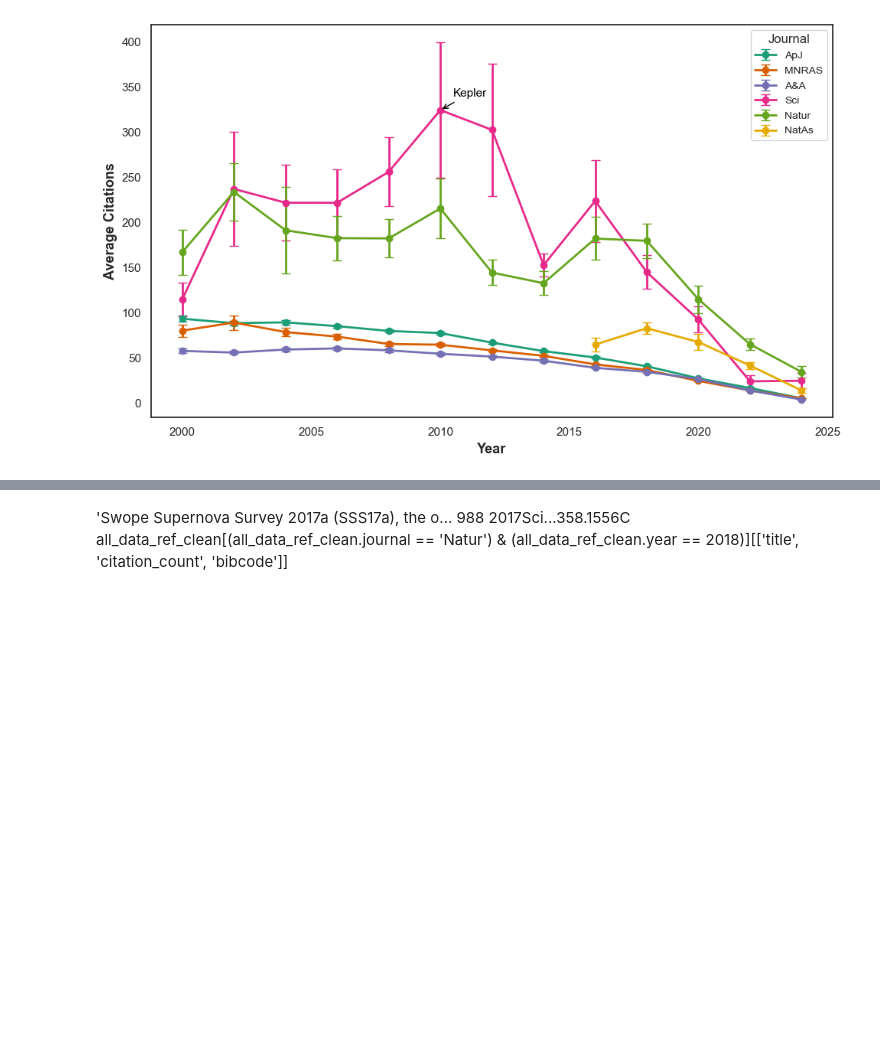
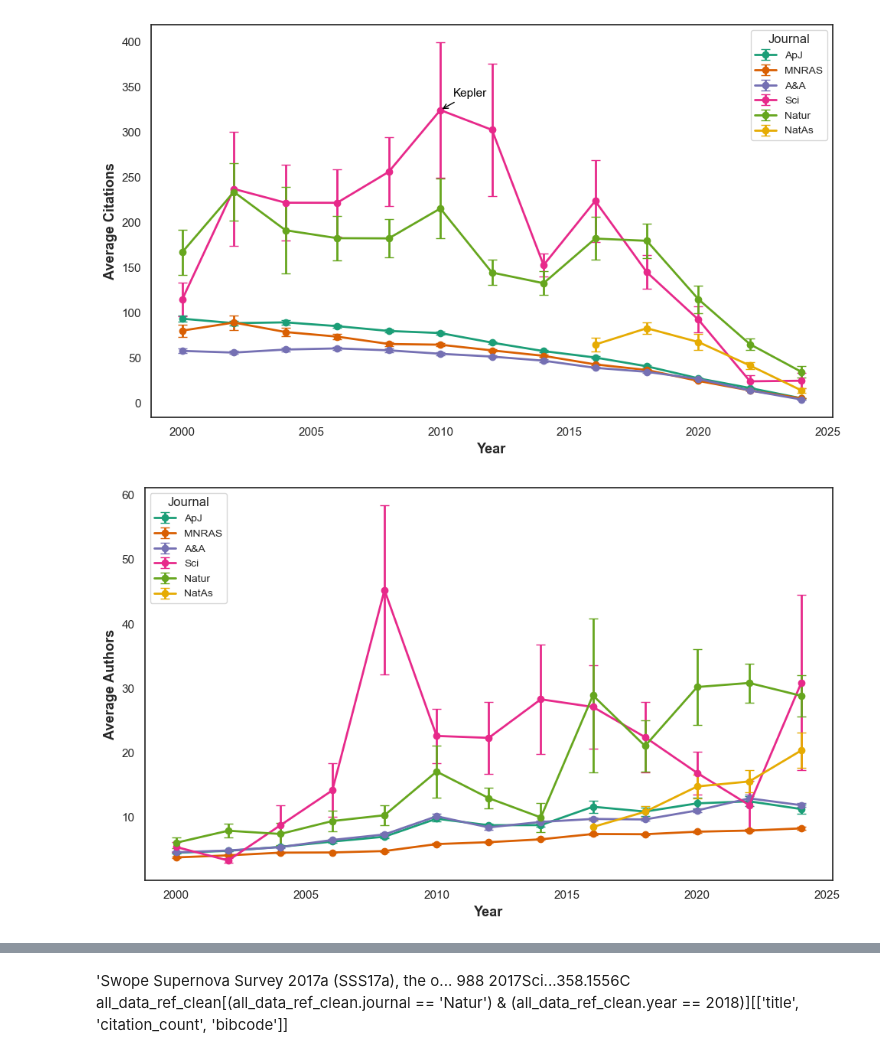
Before and after one commit to vadibekyan/ads_stats, a Jupyter notebook: astronomy_references.ipynb, the cells around one changed output, grey strips where cells are left out. Saved outputs shown, nothing was run; the diff lists cells and outputs as text; code cells hidden in the pictures; blank space fills up the shorter version.

```diff
--- a/astronomy_references.ipynb
+++ b/astronomy_references.ipynb
@@ -969,3 +974,64 @@ avg_cit_df_2y = compute_avg_citations_per_year_bins(
 plot_avg_citations_over_time_seaborn(avg_cit_df_2y, keyword='Astronomy')
 # %% [output]
 [figure]
+# %%
+import os
+import numpy as np
+import pandas as pd
+import matplotlib.pyplot as plt
+import seaborn as sns
+
+# Ensure figures folder exists
+os.makedirs("figures", exist_ok=True)
+
+def compute_avg_authors_per_year_bins(
+    df, journal_list, bin_size=1, year_col='year', citation_col='n_authors', journal_col='journal'
+):
+    results = []
+
+    for journal in journal_list:
+        sub_df = df[df[journal_col] == journal].copy()
+        sub_df['year_bin'] = (sub_df[year_col] // bin_size) * bin_size
+
+        grouped = sub_df.groupby('year_bin')[citation_col].agg(['mean', 'std', 'count']).reset_index()
+        grouped['sem'] = grouped['std'] / np.sqrt(grouped['count'])
+        grouped.rename(columns={'mean': 'avg_citations', 'sem': 'sem_citations'}, inplace=True)
+        grouped['journal'] = journal
+        results.append(grouped[['year_bin', 'avg_citations', 'sem_citations', 'journal']])
+
+    return pd.concat(results, ignore_index=True)
+
+def plot_avg_authors_over_time_seaborn(avg_citation_df, keyword='Astronomy', x_col='year_bin'):
+    sns.set_theme(style='white', context='notebook')
+    plt.figure(figsize=(10, 6))
+
+    palette = sns.color_palette('Dark2', n_colors=avg_citation_df['journal'].nunique())
+
+    for i, journal in enumerate(avg_citation_df['journal'].unique()):
+        sub = avg_citation_df[avg_citation_df['journal'] == journal]
+        plt.errorbar(
+            sub[x_col], sub['avg_citations'], yerr=sub['sem_citations'],
+            fmt='-o', label=journal, capsize=4, linewidth=2, color=palette[i]
+        )
+
+
+
+    plt.xlabel("Year", fontsize=13, weight='bold')
+    plt.ylabel("Average Authors", fontsize=13, weight='bold')
+    #plt.title(f"Average Citation Count per Period ({keyword})", fontsize=15)
+    plt.legend(title='Journal', fontsize=10)
+    plt.tight_layout()
+    plt.savefig(f"figures/avg_authors_by_{x_col}_{keyword}_seaborn.png", dpi=300)
+    plt.show()
+
+Kepler = all_data_ref_clean[~all_data_ref_clean['title'].str.contains('Kepler', case=False, na=False)]
+# Example usage:
+avg_cit_df_2y = compute_avg_authors_per_year_bins(
+    df=all_data_ref_clean,
+    journal_list=astro_top_journal_list,
+    bin_size=2
+)
+
+plot_avg_authors_over_time_seaborn(avg_cit_df_2y, keyword='Astronomy')
+# %% [output]
+[figure, added]
```
Also changed, not shown: parts of 6 cells of this notebook, 19 other files.
